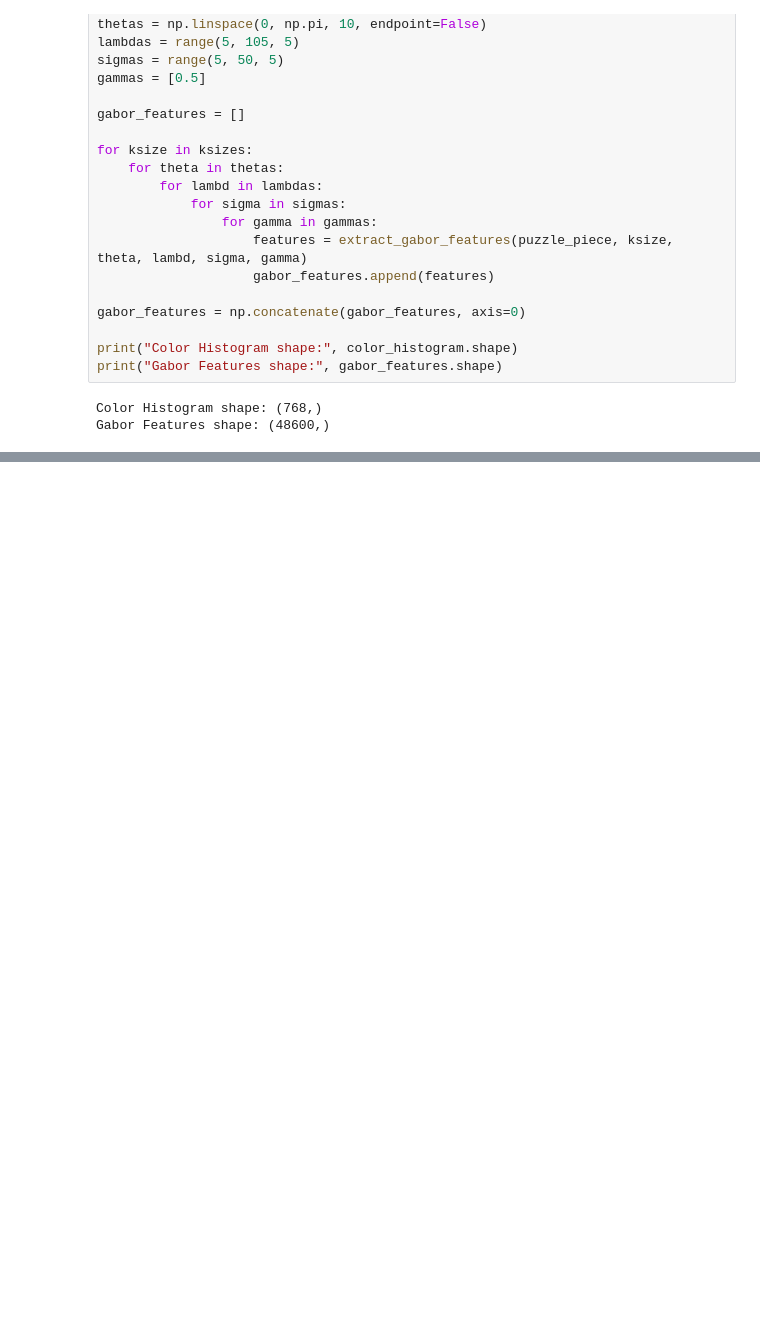
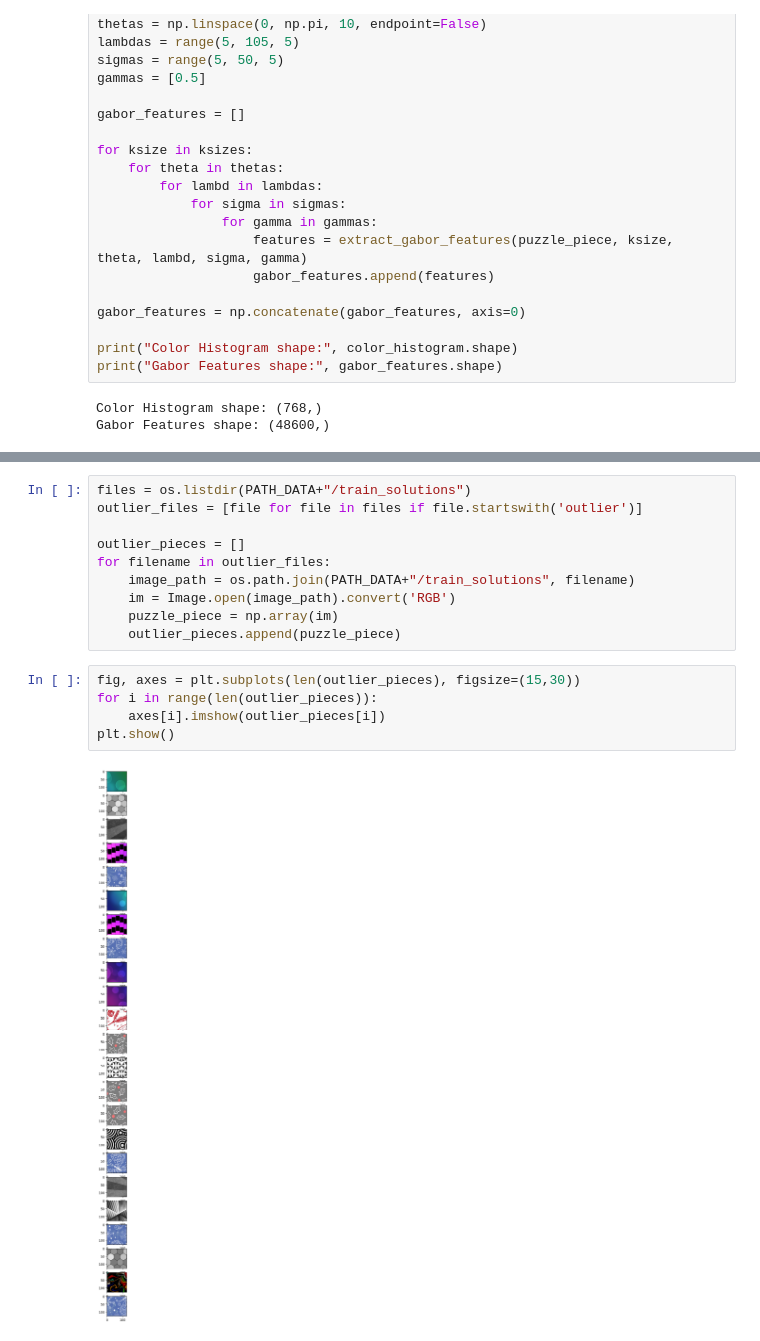
Before and after one commit to Jucifer06/EE_451_group_project, a Jupyter notebook: project/project_toto.ipynb, the cells around one changed output, grey strips where cells are left out. Saved outputs shown, nothing was run; the diff lists cells and outputs as text; blank space fills up the shorter version.

```diff
--- a/project/project_toto.ipynb
+++ b/project/project_toto.ipynb
@@ -328,0 +365,17 @@ Gabor Features shape: (48600,)
+# %%
+files = os.listdir(PATH_DATA+"/train_solutions")
+outlier_files = [file for file in files if file.startswith('outlier')]
+
+outlier_pieces = []
+for filename in outlier_files:
+    image_path = os.path.join(PATH_DATA+"/train_solutions", filename)
+    im = Image.open(image_path).convert('RGB')
+    puzzle_piece = np.array(im)
+    outlier_pieces.append(puzzle_piece)
+# %%
+fig, axes = plt.subplots(len(outlier_pieces), figsize=(15,30))
+for i in range(len(outlier_pieces)):
+    axes[i].imshow(outlier_pieces[i])
+plt.show()
+# %% [output]
+[figure, added]
```
Also changed, not shown: parts of 8 cells of this notebook.
